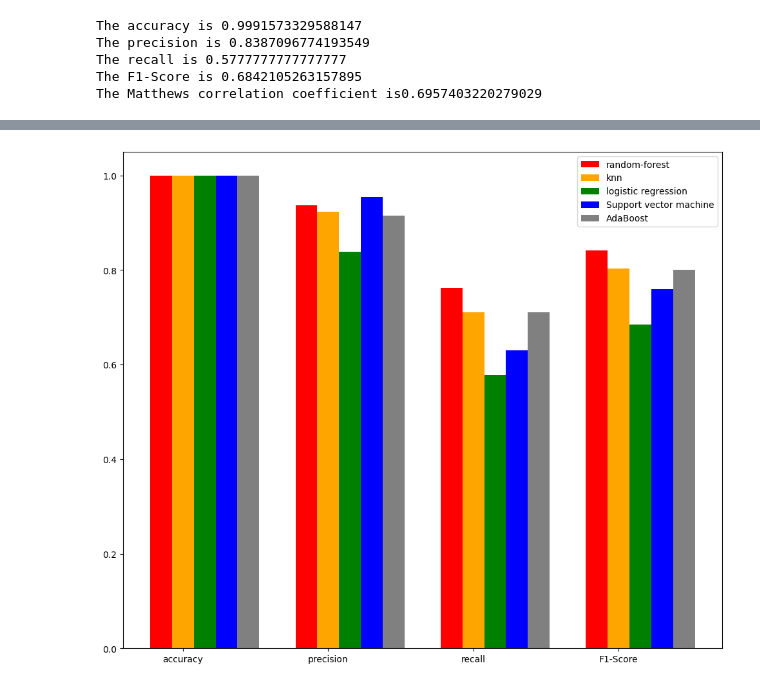
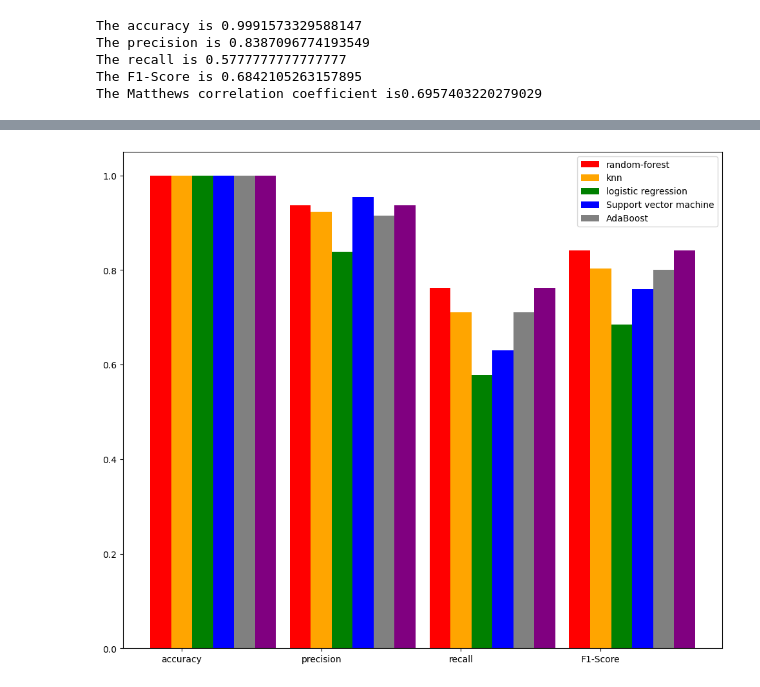
Before and after one commit to Akhilchary/Credit-Card-Fraud-Detection, a Jupyter notebook: CREDIT-CARD-FRAUD-DETECTION.ipynb, the cells around one changed output, grey strips where cells are left out. Saved outputs shown, nothing was run; the diff lists cells and outputs as text; code cells hidden in the pictures.

Commit message:
implemented xgboost with objective logistic

```diff
--- a/CREDIT-CARD-FRAUD-DETECTION.ipynb
+++ b/CREDIT-CARD-FRAUD-DETECTION.ipynb
@@ -374,0 +377,6 @@ plt.show()
+# %%
+import xgboost as xgb
+xgb_model=xgb.XGBClassifier(objective="binary:logistic",random_state=1)
+xgb_model.fit(X_train,y_train)
+y_pred=xgb_model.predict(X_test)
+y_pred
@@ -374,0 +385,20 @@ plt.show()
+# %%
+from sklearn.metrics import classification_report, accuracy_score
+from sklearn.metrics import precision_score, recall_score
+from sklearn.metrics import f1_score, matthews_corrcoef
+from sklearn.metrics import confusion_matrix
+
+xgb_acc = accuracy_score(y_test, y_pred)
+print("The accuracy is {}".format(xgb_acc))
+
+xgb_prec = precision_score(y_test, y_pred)
+print("The precision is {}".format(xgb_prec))
+
+xgb_rec = recall_score(y_test, y_pred)
+print("The recall is {}".format(xgb_rec))
+
+xgb_f1 = f1_score(y_test, y_pred)
+print("The F1-Score is {}".format(xgb_f1))
+
+xgb_MCC = matthews_corrcoef(y_test, y_pred)
+print("The Matthews correlation coefficient is{}".format(xgb_MCC))
@@ -375,27 +422,28 @@ plt.show()
 # %%
 random_f=[rf_acc,rf_prec,rf_rec,rf_f1]
 logistic=[lr_acc,lr_prec,lr_rec,lr_f1]
 knn=[knn_acc,knn_prec,knn_rec,knn_f1]
 svm=[svm_acc,svm_prec,svm_rec,svm_f1]
 ada=[ada_acc,ada_prec,ada_rec,ada_f1]
+xgb=[xgb_acc,xgb_prec,xgb_rec,xgb_f1]
 N=4
 ind = np.arange(N)
 width = 0.15
 f = plt.figure()
 f.set_figwidth(12)
 f.set_figheight(10)
 
 
 bar1=plt.bar(ind,random_f,width,color='r')
 bar2=plt.bar(ind+width,knn,width,color='orange')
 bar3=plt.bar(ind+2*width,logistic,width,color='g')
 bar4=plt.bar(ind+3*width,svm,width,color='blue')
 bar5=plt.bar(ind+4*width,ada,width,color='gray')
-
+bar6=plt.bar(ind+5*width,xgb,width,color='purple')
 plt.xticks(ind+width,['accuracy', 'precision', 'recall','F1-Score'])
 plt.legend( (bar1, bar2,bar3,bar4,bar5), ('random-forest', 'knn','logistic regression',
                                           'Support vector machine','AdaBoost') )
 
 plt.show()
 # %% [output]
-[figure, old version]
+[figure, new version]
```
Also changed, not shown: parts of 24 cells of this notebook.
